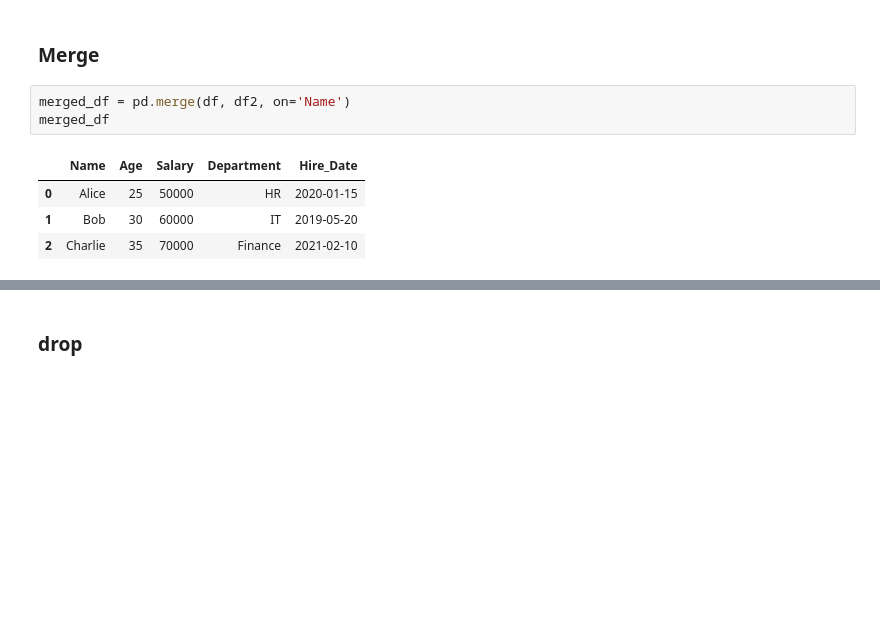
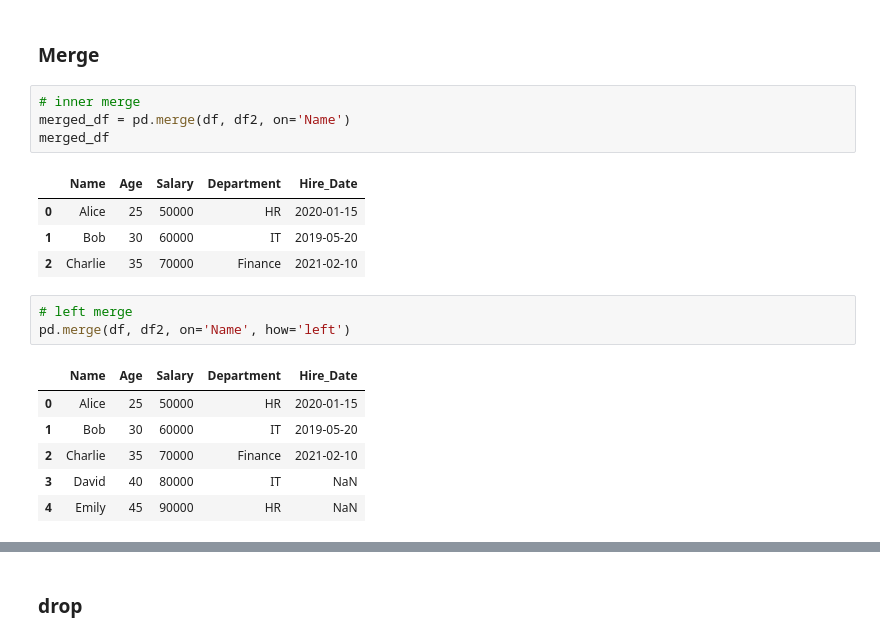
Before and after one commit to harshinharshi/Pandas_Basics_for_Machine_Learning, a Jupyter notebook: Pandas_Basics.ipynb, the cells around one changed output, grey strips where cells are left out. Saved outputs shown, nothing was run; the diff lists cells and outputs as text; blank space fills up the shorter version.

```diff
--- a/Pandas_Basics.ipynb
+++ b/Pandas_Basics.ipynb
@@ -537,6 +618,7 @@ pandas.core.frame.DataFrame
 # %% [markdown]
 ### Merge
 # %%
+# inner merge
 merged_df = pd.merge(df, df2, on='Name')
 merged_df
 # %% [output]
@@ -544,3 +626,13 @@ merged_df
 | 0 | Alice | 25 | 50000 | HR | 2020-01-15 |
 | 1 | Bob | 30 | 60000 | IT | 2019-05-20 |
 | 2 | Charlie | 35 | 70000 | Finance | 2021-02-10 |
+# %%
+# left merge
+pd.merge(df, df2, on='Name', how='left')
+# %% [output]
+|  | Name | Age | Salary | Department | Hire_Date |
+| 0 | Alice | 25 | 50000 | HR | 2020-01-15 |
+| 1 | Bob | 30 | 60000 | IT | 2019-05-20 |
+| 2 | Charlie | 35 | 70000 | Finance | 2021-02-10 |
+| 3 | David | 40 | 80000 | IT | NaN |
+| 4 | Emily | 45 | 90000 | HR | NaN |
```
Also changed, not shown: parts of 31 cells of this notebook, 8 other files.
